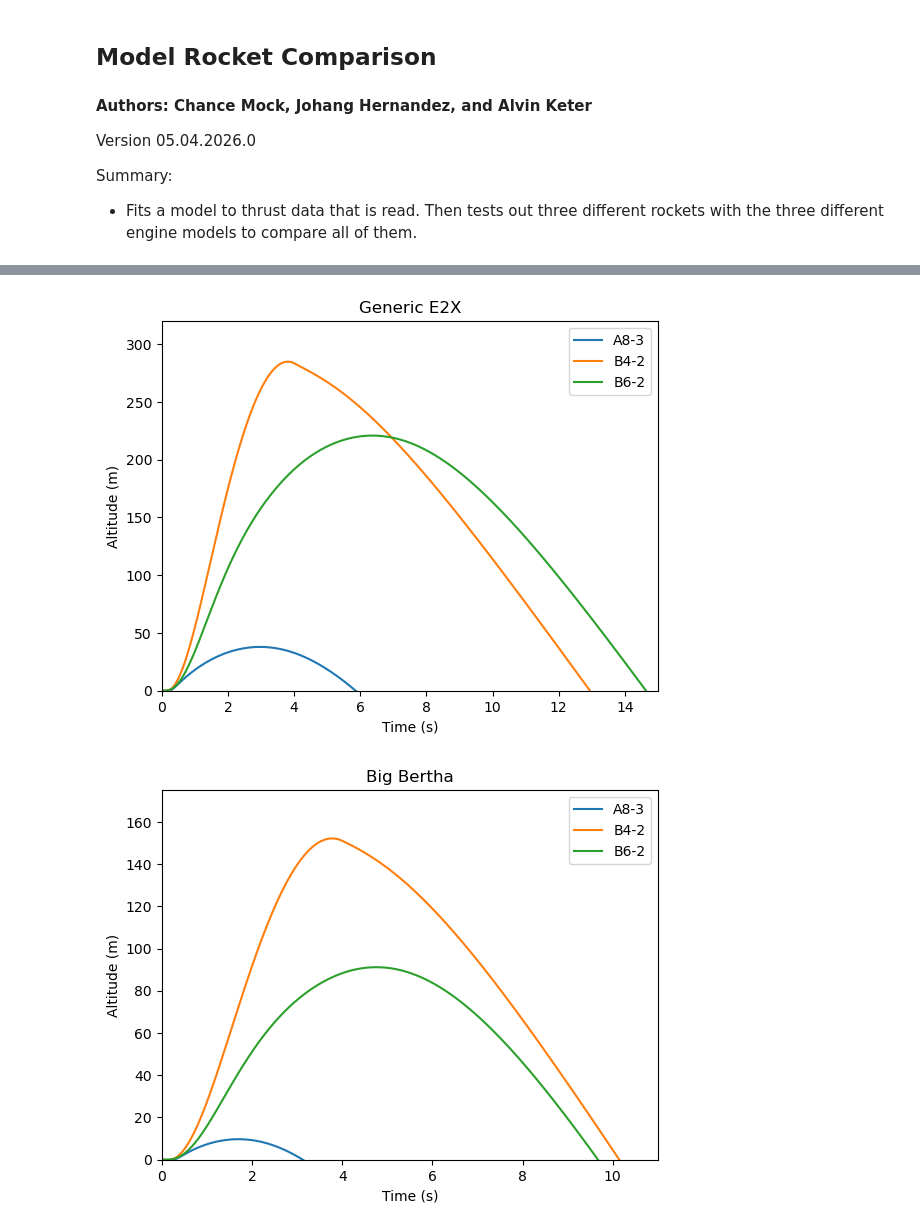
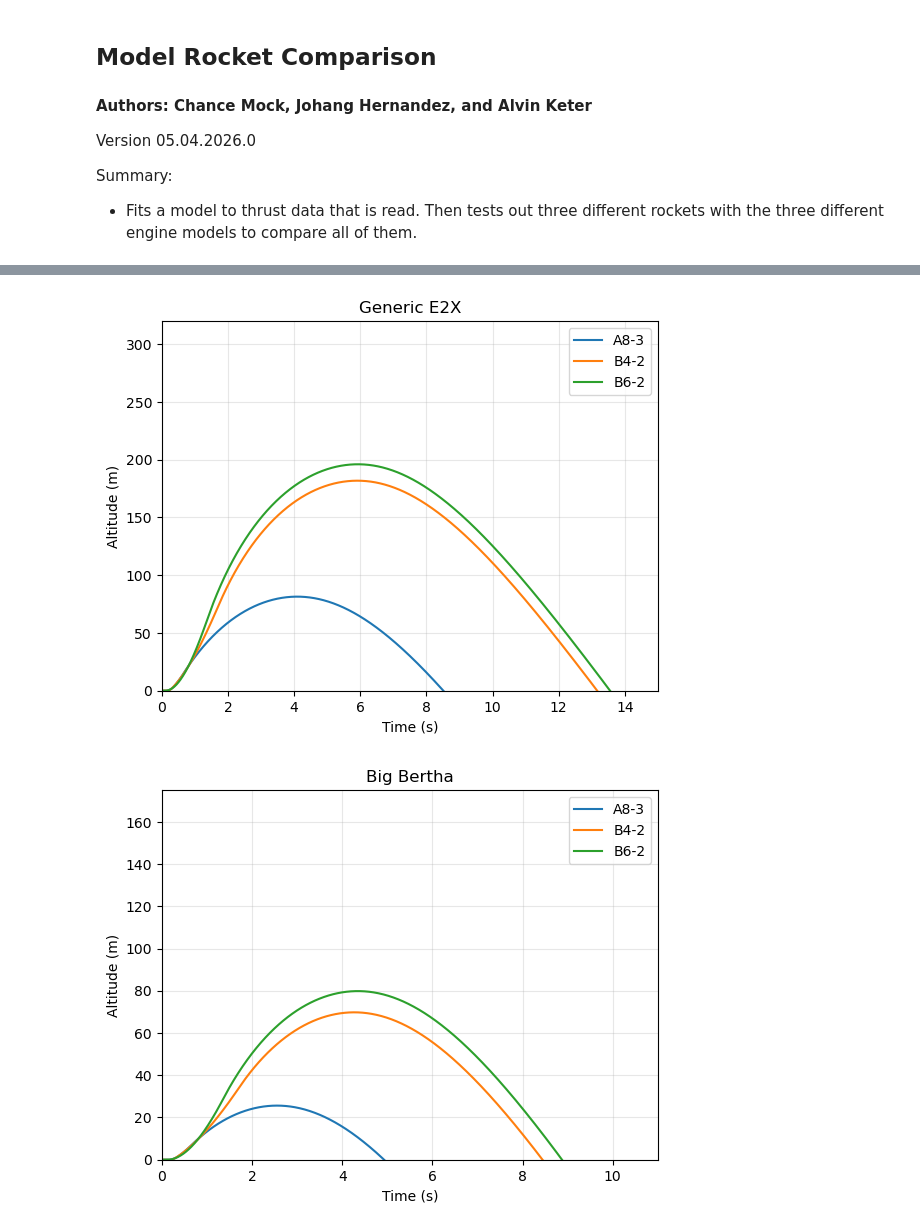
Before and after one commit to Johang727/EGR215, a Jupyter notebook: Final/Final.ipynb, the cells around one changed output, grey strips where cells are left out. Cells and saved outputs as stored; diff of their text form; code cells hidden in the pictures.

```diff
--- a/Final/Final.ipynb
+++ b/Final/Final.ipynb
@@ -20,22 +19,6 @@ import matplotlib.pyplot as plt
 rho = 1.225 # air density at sea level
 g = 9.81
 # %%
-"""
-# load a8
-
-a8_3_data = np.loadtxt("A8-3_ThrustData.txt", skiprows=6)
-a8_3_t_data = a8_3_data[:,0]
-a8_3_t_force = a8_3_data[:,1]
-
-# plt.plot(a8_3_t_data, a8_3_t_force) # plot to view data
-
-# clean data
-zero_offset = a8_3_t_force[0]
-a8_3_t_force -= zero_offset # zero values
-a8_3_t_force *= -1 # flip sign
-a8_3_t_force = np.clip(a8_3_t_force, 0, None) # removes negatives
-"""
-
 def load_data(path:str, smooth_level:int=0):
     # load data
     data = np.loadtxt(path, skiprows=6)
@@ -62,13 +45,13 @@ a8_3_t_data, a8_3_f_data = load_data("A8-3_ThrustData.txt")
 b4_2_t_data, b4_2_f_data = load_data("B4-2_ThrustData.txt")
 #plt.plot(b4_2_t_data, b4_2_f_data)
 b6_2_t_data, b6_2_f_data = load_data("B6-2_ThrustData.txt")
-plt.plot(b6_2_t_data, b6_2_f_data)
+#plt.plot(b6_2_t_data, b6_2_f_data)
 
 
 b6_2_t_data, b6_2_f_data = load_data("B6-2_ThrustData.txt", 11)
 
 # smooth out the second spike manually
-b6_2_f_data[(b6_2_t_data > 2.2) & (b6_2_t_data < 2.6)] = b6_2_f_data[3 == b6_2_t_data]
-plt.plot(b6_2_t_data, b6_2_f_data)
+b6_2_f_data[(b6_2_t_data > 2.2) & (b6_2_t_data < 2.6)] = b6_2_f_data[3 == b6_2_t_data] # type: ignore
+plt.plot(b6_2_t_data, b6_2_f_data) # type: ignore
 # %% [output]
 [<matplotlib.lines.Line2D at 0x...>]
@@ -76,6 +59,5 @@ plt.plot(b6_2_t_data, b6_2_f_data)
 # %%
 # engine model
-
 def thrust(t, A, t_peak, sr, sf, t_end=-1, n_plat=-1):
     spike = np.where(
         t < t_peak,
@@ -89,28 +71,28 @@ def thrust(t, A, t_peak, sr, sf, t_end=-1, n_plat=-1):
 
     return spike
 
-
 # get params for model
 # sr will be inputted and compared for accuracy
-def estimate_params(t_data, f_data, sr, t_end, n_plat):
+def estimate_params(t_data, f_data, sr, t_end, n_plat, sf=-1):
     A = f_data.max()
     t_peak = t_data[np.argmax(f_data)]
-    sf = (t_data[f_data > 0.1].max() - t_peak) / 2
+    if sf == -1:
+        sf = (t_data[f_data > 0.1].max() - t_peak) / 2
 
     return [A, t_peak, sr, sf, t_end, n_plat]
 # %%
-def engine_model(t_data, f_Data, sr, t_end=-1, n_plat=-1):
+def engine_model(t_data, f_Data, sr, t_end=-1, n_plat=-1, sf=-1):
 
     weights = np.ones_like(f_Data)
     weights[f_Data > 4.2] = 10
 
-    p0 = estimate_params(t_data, f_Data, sr, t_end, n_plat)
+    p0 = estimate_params(t_data, f_Data, sr, t_end, n_plat, sf)
     popt, _ = curve_fit(thrust, t_data, f_Data, p0=p0, sigma=1/weights)
     return lambda t: thrust(t, *popt)
 
 
 
 
-a8_3_engine = engine_model(a8_3_t_data, a8_3_f_data, 0.05)
-b4_2_engine = engine_model(b4_2_t_data, b4_2_f_data, 0.05, 4, 3)
-b6_2_engine = engine_model(b6_2_t_data, b6_2_f_data, .12, 3.9, 4)
+a8_3_engine = engine_model(a8_3_t_data, a8_3_f_data, 0.05, .65, 6.8) # type: ignore
+b4_2_engine = engine_model(b4_2_t_data, b4_2_f_data, 0.05, 1.7, 4) # type: ignore
+b6_2_engine = engine_model(b6_2_t_data, b6_2_f_data, .085, 1.35, 3.5, 0.03) # type: ignore
@@ -140,21 +185,22 @@ red_max = lambda engine: rocket_base(engine, 0.068, 0.75, 0.021)
 # %%
 # generic e2x
 plt.figure()
 t, y, v = generic_e2x(a8_3_engine)
 plt.plot(t, y, label="A8-3")
 t, y, v = generic_e2x(b4_2_engine)
 plt.plot(t, y, label="B4-2")
 t, y, v = generic_e2x(b6_2_engine)
 plt.plot(t, y, label="B6-2")
 plt.xlabel("Time (s)")
 plt.ylabel("Altitude (m)")
 plt.xlim(0, 15)
 plt.ylim(0, 320)
 plt.title("Generic E2X")
+plt.grid(True, alpha=0.3)
 plt.legend()
 plt.show()
 # %% [output]
-[figure, old version]
+[figure, new version]
 # %%
 # big bertha
 plt.figure()
@@ -169,10 +215,11 @@ plt.ylabel("Altitude (m)")
 plt.xlim(0, 11)
 plt.ylim(0, 175)
 plt.title("Big Bertha")
+plt.grid(True, alpha=0.3)
 plt.legend()
 plt.show()
 # %% [output]
-[figure, old version]
+[figure, new version]
 # %%
 # der red max
 plt.figure()
```
Also changed, not shown: parts of 6 cells of this notebook.
